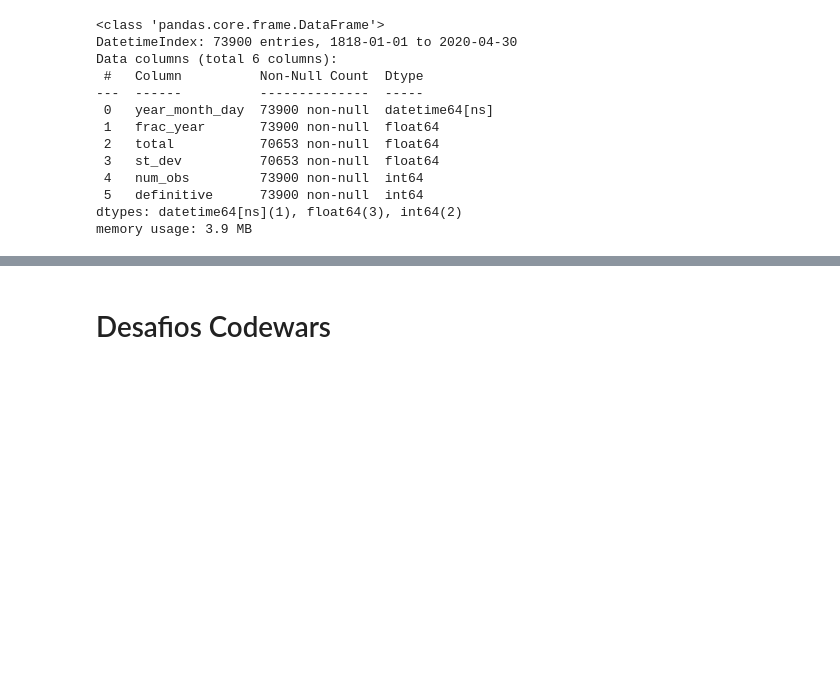
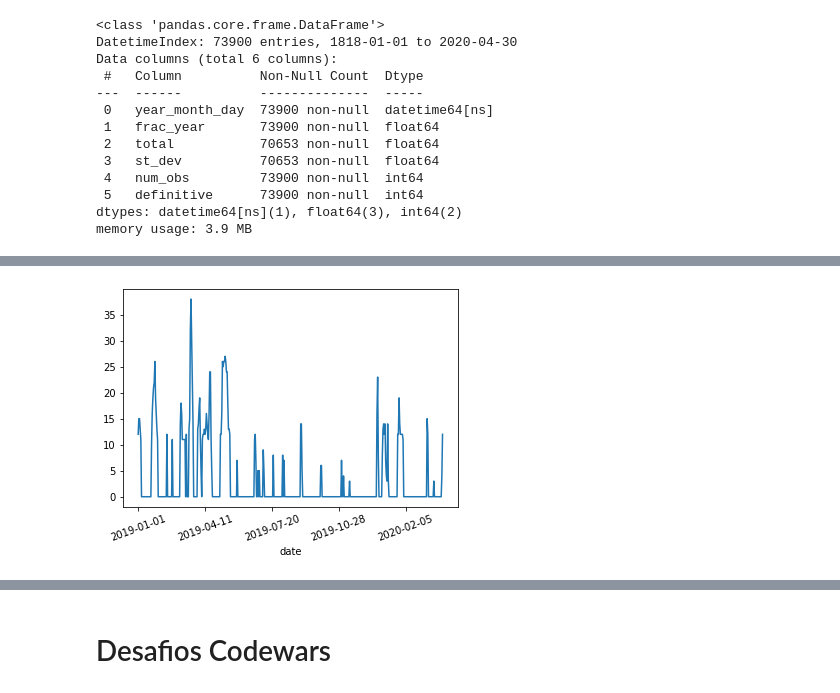
Before and after one commit to joaopalmaneto/estudos_ds_python, a Jupyter notebook: estudos/estudos.ipynb, the cells around one changed output, grey strips where cells are left out. Drawn from its saved outputs; the diff is of its cells as text; code cells hidden in the pictures; blank space fills up the shorter version.

```diff
--- a/estudos/estudos.ipynb
+++ b/estudos/estudos.ipynb
@@ -1003,0 +1004,8 @@ sunspots.to_csv(path_or_buf = path)
+# %%
+import pandas as pd
+from matplotlib import pyplot as plt
+
+sunspots = pd.read_csv("/home/jpalma/Documents/datasets/silso_sunspots/sunspots.csv",
+                       index_col = 'date')
+
+sunspots.tail()
@@ -1003,0 +1020,5 @@ sunspots.to_csv(path_or_buf = path)
+# %%
+#eliminando NaN's
+#o argumento subset indica em quais colunas a função deve procurar por valores nulos
+
+sunspots = sunspots.dropna(subset=['total'])
@@ -1003,0 +1029,10 @@ sunspots.to_csv(path_or_buf = path)
+# %%
+#gráfico de linha (série temporal, no caso)
+from numpy import arange
+import calendar
+
+sunspots.loc['2019-01':'2020-04' , 'total'].plot()
+plt.xticks(rotation=20)
+plt.show()
+# %% [output]
+[figure, added]
```
Also changed, not shown: parts of 11 cells of this notebook.
